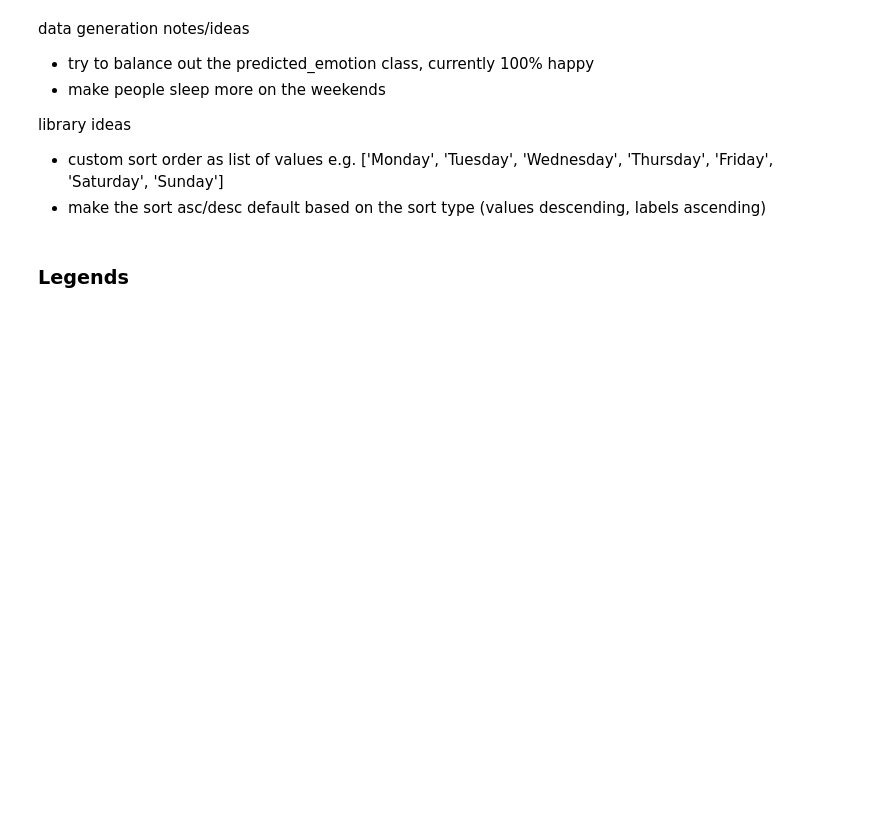
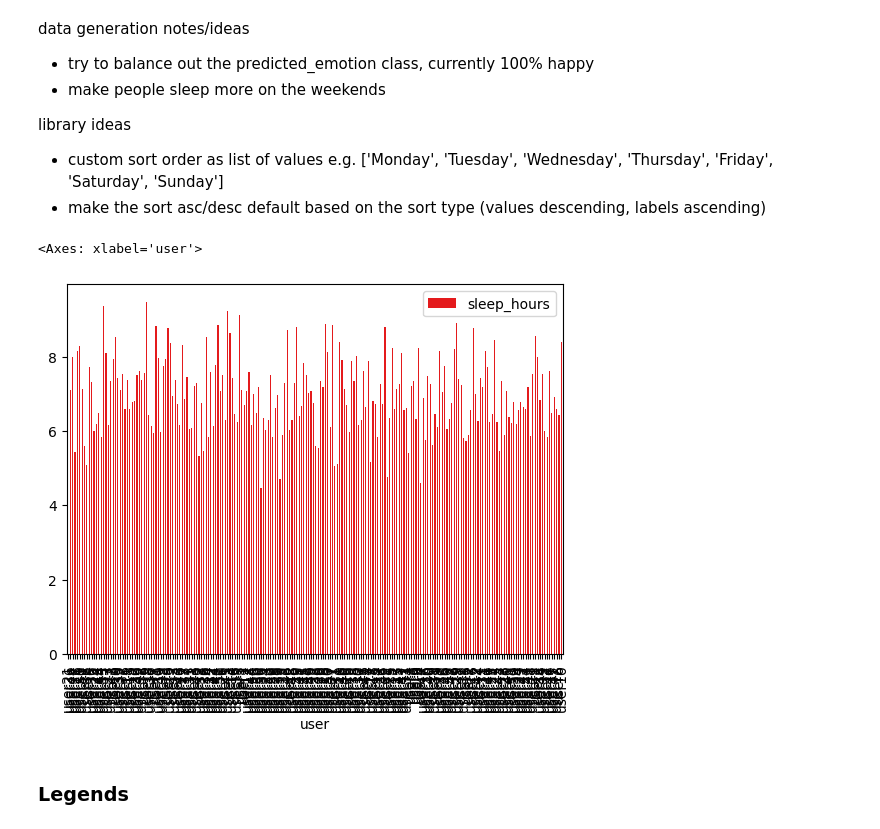
Before and after one commit to alextgould/lazychart, a Jupyter notebook: examples/demo_usage.ipynb, the cells around one changed output. Cells and saved outputs as stored; diff of their text form; code cells hidden in the pictures; blank space fills up the shorter version.

Commit message:
good progress on legends

```diff
--- a/examples/demo_usage.ipynb
+++ b/examples/demo_usage.ipynb
@@ -51,6 +51,12 @@ data generation notes/ideas
 library ideas
 * custom sort order as list of values e.g. ['Monday', 'Tuesday', 'Wednesday', 'Thursday', 'Friday', 'Saturday', 'Sunday']
 * make the sort asc/desc default based on the sort type (values descending, labels ascending)
+# %%
+# dummy plot for reference
+df[df['weekday'] == 'Monday'].plot(kind='bar', x='user', y='sleep_hours')
+# %% [output]
+<Axes: xlabel='user'>
+[figure, added]
 # %% [markdown]
 ### Legends
 # %%
```
Also changed, not shown: parts of 11 cells of this notebook, 1 other file.
